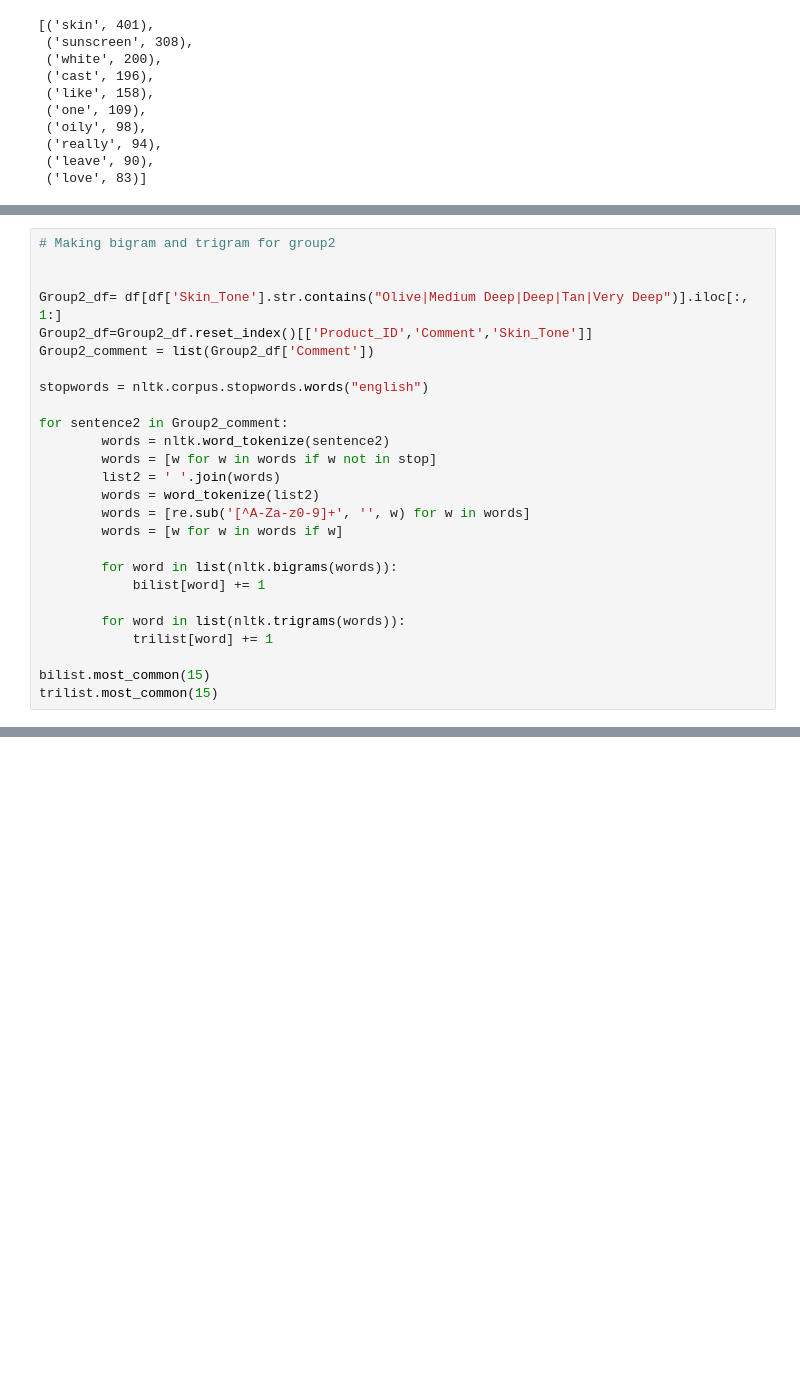
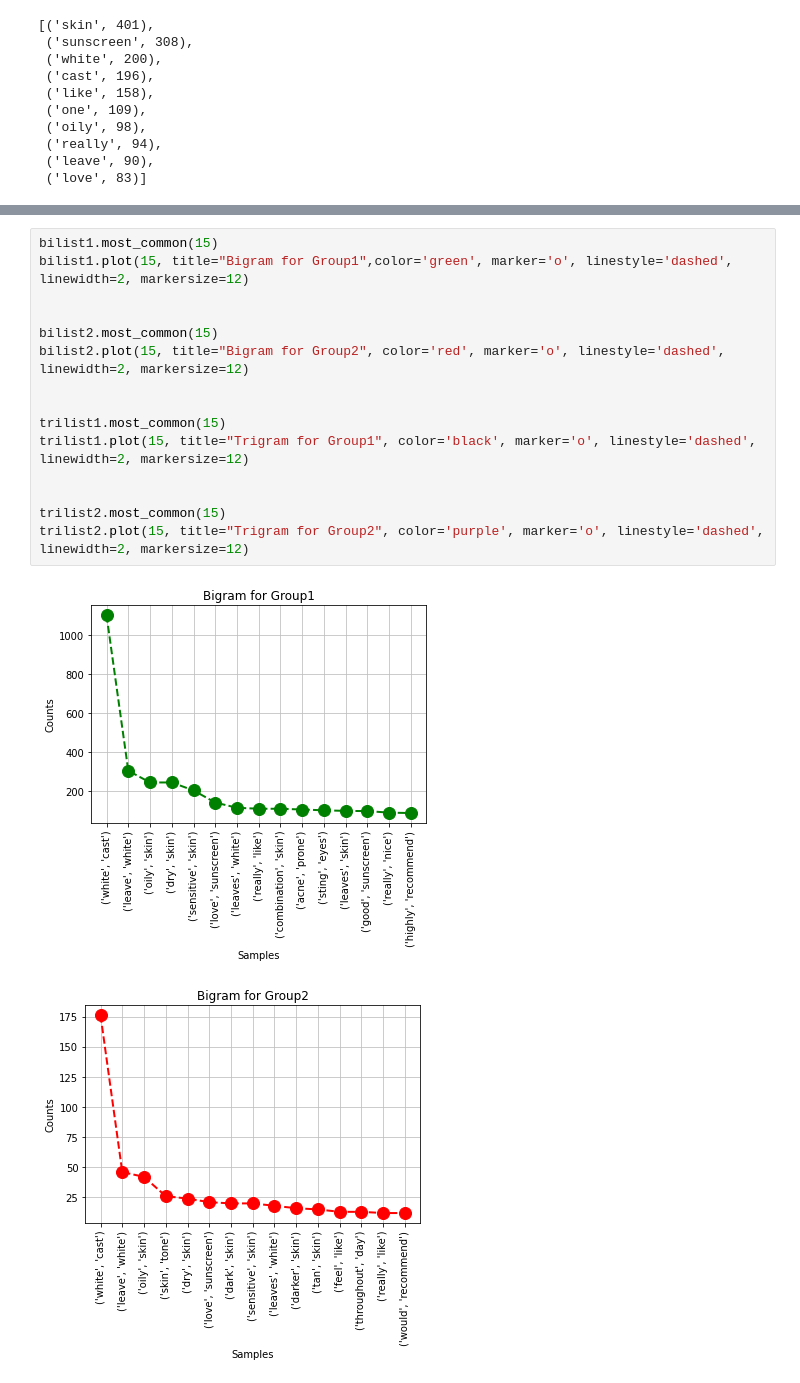
Before and after one commit to johnwalkington/fun-in-the-sun, a Jupyter notebook: Code/Skin_plot_and_nltk.ipynb, the cells around one changed output, grey strips where cells are left out. Cells and saved outputs as stored; diff of their text form; blank space fills up the shorter version.

```diff
--- a/Code/Skin_plot_and_nltk.ipynb
+++ b/Code/Skin_plot_and_nltk.ipynb
@@ -211,26 +198,0 @@ trilist.most_common(15)
-# %%
-# Making bigram and trigram for group2
-
-
-Group2_df= df[df['Skin_Tone'].str.contains("Olive|Medium Deep|Deep|Tan|Very Deep")].iloc[:, 1:]
-Group2_df=Group2_df.reset_index()[['Product_ID','Comment','Skin_Tone']]
-Group2_comment = list(Group2_df['Comment'])
-
-stopwords = nltk.corpus.stopwords.words("english")
-
-for sentence2 in Group2_comment:
-        words = nltk.word_tokenize(sentence2)
-        words = [w for w in words if w not in stop]
-        list2 = ' '.join(words)
-        words = word_tokenize(list2)
-        words = [re.sub('[^A-Za-z0-9]+', '', w) for w in words]
-        words = [w for w in words if w]
-
-        for word in list(nltk.bigrams(words)):
-            bilist[word] += 1
-
-        for word in list(nltk.trigrams(words)):
-            trilist[word] += 1
-
-bilist.most_common(15)
-trilist.most_common(15)
@@ -252,0 +239,18 @@ trilist.most_common(15)
+# %%
+bilist1.most_common(15)
+bilist1.plot(15, title="Bigram for Group1",color='green', marker='o', linestyle='dashed', linewidth=2, markersize=12)
+
+
+bilist2.most_common(15)
+bilist2.plot(15, title="Bigram for Group2", color='red', marker='o', linestyle='dashed', linewidth=2, markersize=12)
+
+
+trilist1.most_common(15)
+trilist1.plot(15, title="Trigram for Group1", color='black', marker='o', linestyle='dashed', linewidth=2, markersize=12)
+
+
+trilist2.most_common(15)
+trilist2.plot(15, title="Trigram for Group2", color='purple', marker='o', linestyle='dashed', linewidth=2, markersize=12)
+# %% [output]
+[figure, added]
+[figure, added]
```
Also changed, not shown: parts of 8 cells of this notebook.
